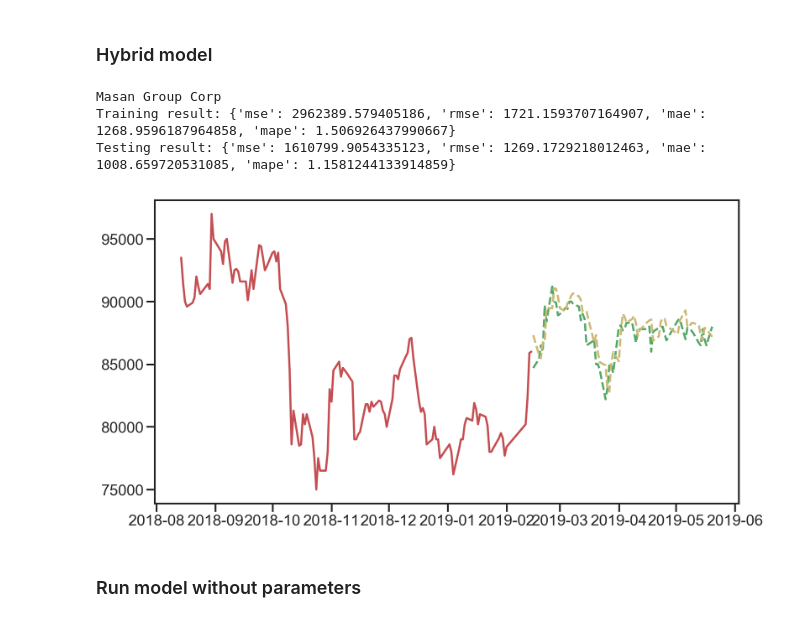
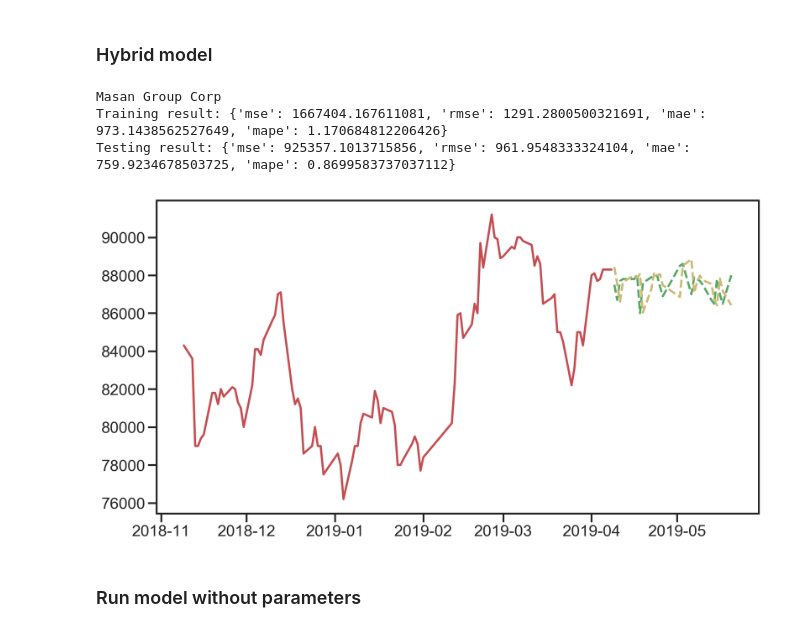
Before and after one commit to thanhphuong163/ForecastingStockPrice_thesis, a Jupyter notebook: get_images.ipynb, the cells around one changed output. Cells and saved outputs as stored; diff of their text form; code cells hidden in the pictures.

```diff
--- a/get_images.ipynb
+++ b/get_images.ipynb
@@ -56,9 +58,13 @@ end = datetime(2019,1,1)
 
 print(lst_ticket[:5])
 
-df = query.get_historical_data(lst_ticket[:5], start=start)
+df = query.get_historical_data(lst_ticket, start=start)
 closed_price = dict()
-for ticket in lst_ticket[:5]:
+for ticket in lst_ticket[3:10]:
     closed_price[ticket] = df[df.name == ticket]['close']
+
+series = df[df.name == 'Mobile World Investment Corp']['close']
+plt.plot(series)
+plt.show()
 # %% [output]
 ['Ho Chi Minh City Infrastructure Investment JSC', 'Ho Chi Minh City Development Joint Stock Commercial Bank', 'Hoa Phat Group JSC', 'Masan Group Corp', 'Military Commercial Joint Stock Bank']
@@ -86,18 +93,18 @@ def calculate_pacf(time_series, lag=20, alpha=0.01):
 # %% [markdown]
 ### ARIMA model
 # %%
-for ticket in lst_ticket[3:4]:
+start_train = 0.9
+end_train = 0.98
+for ticket in lst_ticket[5:6]:
     time_series = df[df.name == ticket]['close']
     # split data
     time_series = time_series.sort_index()
     size = len(time_series)
-    start_train = 0.9
-    end_train = 0.98
     train_start = int(start_train * size)
     train_end = int(end_train * size)
     train, test = time_series[train_start:train_end], time_series[train_end:]
 
-    result = run_model_with_parameters(train, test, model_selection='ARIMA', order=(1,0,0))
+    result = run_model_with_parameters(train, test, model_selection='ARIMA', order=(1, 1, 2))
     if result['status']:
         validation = result['model'].validate(test)
         time.sleep(1)
@@ -105,7 +112,7 @@ for ticket in lst_ticket[3:4]:
         print('Training result:', result['train_evaluation'])
         print('Testing result:', result['test_evaluation'])
         fig, ax1 = plt.subplots(nrows=1, ncols=1, figsize=(15, 8))
-#         ax1.plot(train, label='in-sample', color='r', linestyle='-')
+        ax1.plot(train, label='in-sample', color='r', linestyle='-')
         ax1.plot(test, label='held-out', color='g', linestyle='--')
         ax1.plot(validation, label='predicted held-out', color='y', linestyle='--')
     #     ax1.plot(df_ann_validation['yhat'], label='validation held-out', color='purple', linestyle='--')
@@ -126,13 +133,11 @@ for ticket in lst_ticket[3:4]:
     # split data
     time_series = time_series.sort_index()
     size = len(time_series)
-    start_train = 0.9
-    end_train = 0.98
     train_start = int(start_train * size)
     train_end = int(end_train * size)
     train, test = time_series[train_start:train_end], time_series[train_end:]
 
-    result = run_model_with_parameters(train, test, model_selection='ANN', lag=1, hidden_layers=(6,3))
+    result = run_model_with_parameters(train, test, model_selection='ANN', lag=1, hidden_layers=(3,1))
     if result['status']:
         validation = result['model'].validate(test)
         time.sleep(1)
@@ -147,6 +152,5 @@ for ticket in lst_ticket[3:4]:
         plt.show()
     else:
         print('None')
-    print(validation)
 # %% [output]
 Masan Group Corp
@@ -175,36 +162,34 @@ dtype: float64
 # %%
 for ticket in lst_ticket[3:4]:
     time_series = df[df.name == ticket]['close']
 
     # split data
     time_series = time_series.sort_index()
     size = len(time_series)
-    start_train = 0.85
-    end_train = 0.95
     train_start = int(start_train * size)
     train_end = int(end_train * size)
     train, test = time_series[train_start:train_end], time_series[train_end:]
 
-    result = run_model_with_parameters(train, test, model_selection='Hybrid', order=(1, 1, 3), lag=2, hidden_layers=(6, 1))
+    result = run_model_with_parameters(train, test, model_selection='Hybrid', order=(1, 1, 0), lag=2, hidden_layers=(6, 3))
     if result['status']:
         validation = result['model'].validate(test)
         time.sleep(1)
         print(ticket)
         print('Training result:', result['train_evaluation'])
         print('Testing result:', result['test_evaluation'])
         fig, ax1 = plt.subplots(nrows=1, ncols=1, figsize=(15, 8))
         ax1.plot(train, label='in-sample', color='r', linestyle='-')
         ax1.plot(test, label='held-out', color='g', linestyle='--')
         ax1.plot(validation, label='predicted held-out', color='y', linestyle='--')
     #     ax1.plot(df_ann_validation['yhat'], label='validation held-out', color='purple', linestyle='--')
         plt.show()
     else:
         print('None')
 # %% [output]
 Masan Group Corp
-Training result: {'mse': 2962389.579405186, 'rmse': 1721.1593707164907, 'mae': 1268.9596187964858, 'mape': 1.506926437990667}
-Testing result: {'mse': 1610799.9054335123, 'rmse': 1269.1729218012463, 'mae': 1008.659720531085, 'mape': 1.1581244133914859}
+Training result: {'mse': 1667404.167611081, 'rmse': 1291.2800500321691, 'mae': 973.1438562527649, 'mape': 1.170684812206426}
+Testing result: {'mse': 925357.1013715856, 'rmse': 961.9548333324104, 'mae': 759.9234678503725, 'mape': 0.8699583737037112}
-[figure, old version]
+[figure, new version]
 # %% [markdown]
 ### Run model without parameters
 # %%
```
Also changed, not shown: parts of 9 cells of this notebook, 3 other files.
